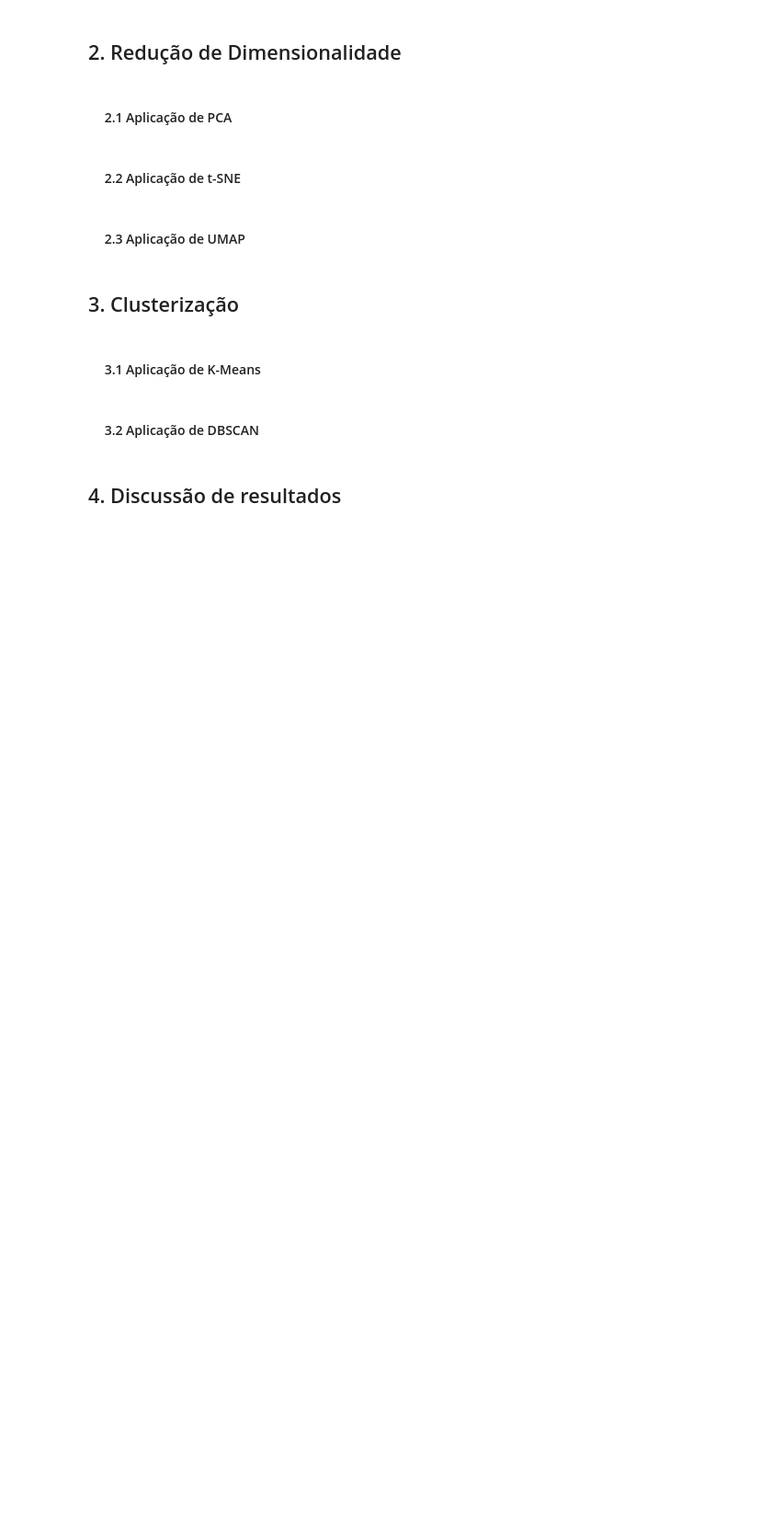
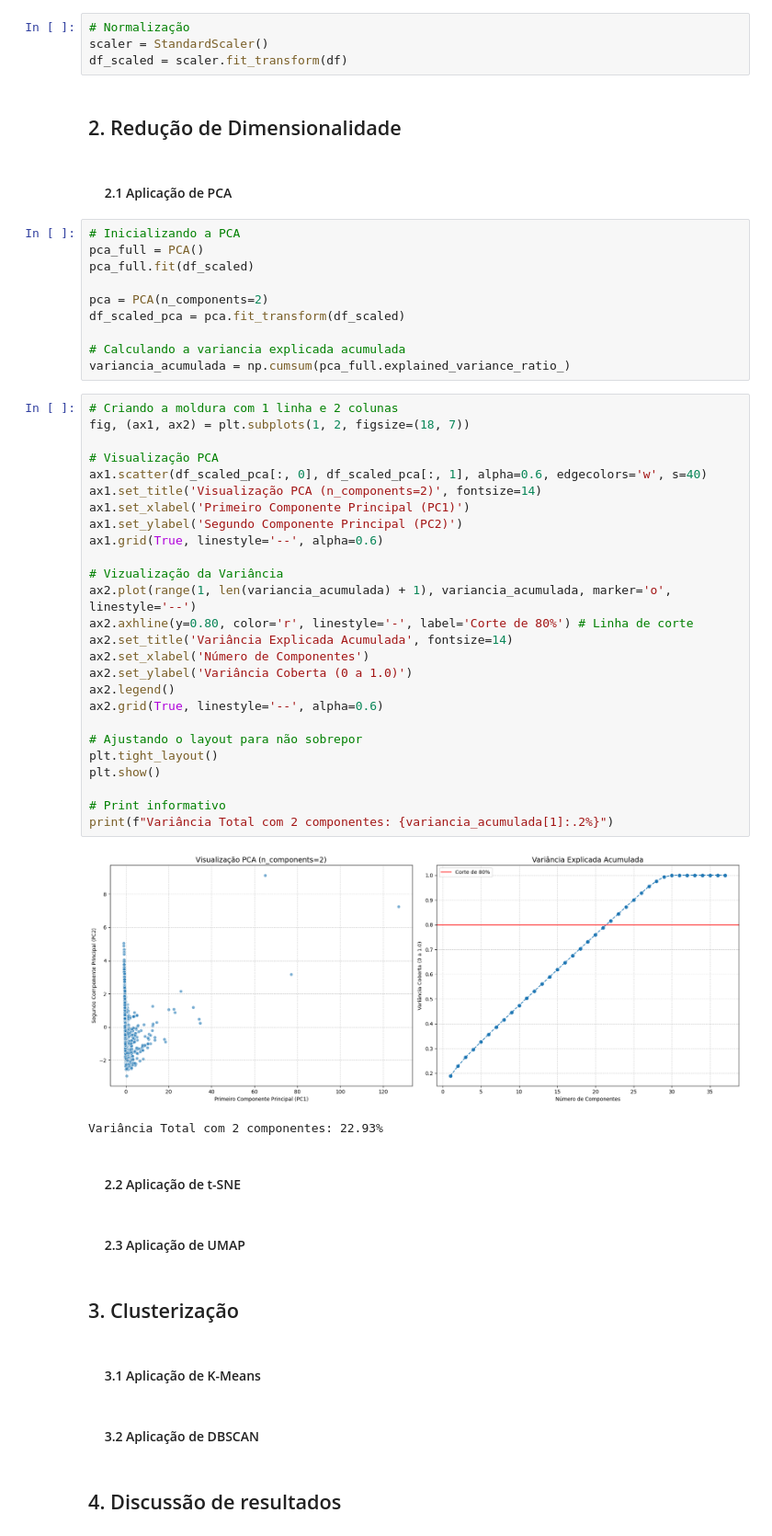
Before and after one commit to DouglaxN/project-unsupervised, a Jupyter notebook: Final/main.ipynb, the cells around one changed output. Shown at 92% size. Cells and saved outputs as stored; diff of their text form; blank space fills up the shorter version.

```diff
--- a/Final/main.ipynb
+++ b/Final/main.ipynb
@@ -137,7 +185,50 @@ df
+# %%
+# Normalização
+scaler = StandardScaler()
+df_scaled = scaler.fit_transform(df)
 # %% [markdown]
 ## 2. Redução de Dimensionalidade
 # %% [markdown]
 #### &emsp; 2.1 Aplicação de PCA
+# %%
+# Inicializando a PCA
+pca_full = PCA()
+pca_full.fit(df_scaled)
+
+pca = PCA(n_components=2)
+df_scaled_pca = pca.fit_transform(df_scaled)
+
+# Calculando a variancia explicada acumulada
+variancia_acumulada = np.cumsum(pca_full.explained_variance_ratio_)
+# %%
+# Criando a moldura com 1 linha e 2 colunas
+fig, (ax1, ax2) = plt.subplots(1, 2, figsize=(18, 7))
+
+# Visualização PCA
+ax1.scatter(df_scaled_pca[:, 0], df_scaled_pca[:, 1], alpha=0.6, edgecolors='w', s=40)
+ax1.set_title('Visualização PCA (n_components=2)', fontsize=14)
+ax1.set_xlabel('Primeiro Componente Principal (PC1)')
+ax1.set_ylabel('Segundo Componente Principal (PC2)')
+ax1.grid(True, linestyle='--', alpha=0.6)
+
+# Vizualização da Variância
+ax2.plot(range(1, len(variancia_acumulada) + 1), variancia_acumulada, marker='o', linestyle='--')
+ax2.axhline(y=0.80, color='r', linestyle='-', label='Corte de 80%') # Linha de corte
+ax2.set_title('Variância Explicada Acumulada', fontsize=14)
+ax2.set_xlabel('Número de Componentes')
+ax2.set_ylabel('Variância Coberta (0 a 1.0)')
+ax2.legend()
+ax2.grid(True, linestyle='--', alpha=0.6)
+
+# Ajustando o layout para não sobrepor
+plt.tight_layout()
+plt.show()
+
+# Print informativo
+print(f"Variância Total com 2 componentes: {variancia_acumulada[1]:.2%}")
+# %% [output]
+[figure, added]
+Variância Total com 2 componentes: 22.93%
 # %% [markdown]
 #### &emsp;  2.2 Aplicação de t-SNE
 # %% [markdown]
```
Also changed, not shown: parts of 6 cells of this notebook.
